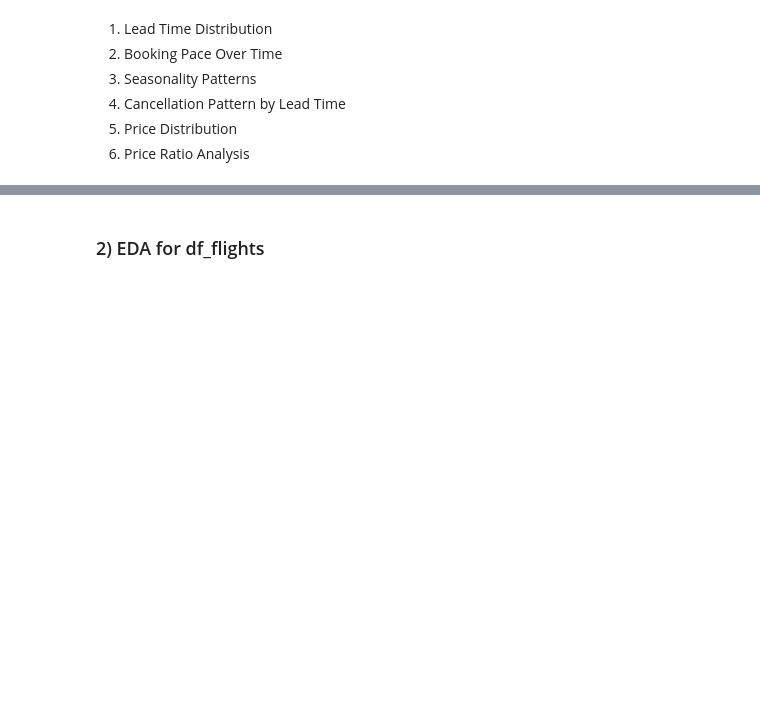
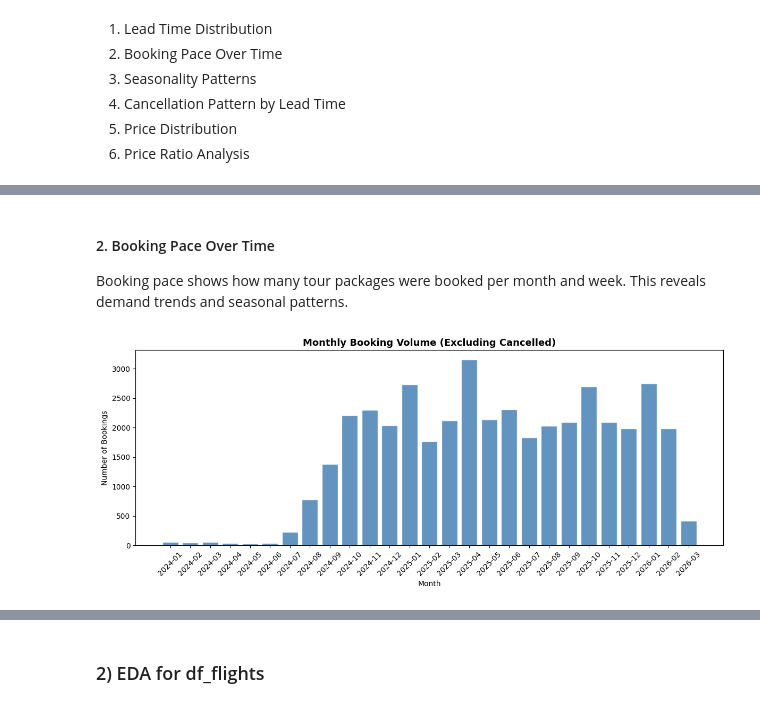
Before and after one commit to VildanaRazumova/thesis-demand-forecasting, a Jupyter notebook: thesis_notebook_final.ipynb, the cells around one changed output, grey strips where cells are left out. Saved outputs shown, nothing was run; the diff lists cells and outputs as text; code cells hidden in the pictures; blank space fills up the shorter version.

```diff
--- a/thesis_notebook_final.ipynb
+++ b/thesis_notebook_final.ipynb
@@ -525,0 +600,30 @@ The dataset includes the following key information:
+# %% [markdown]
+#### 2. Booking Pace Over Time
+
+Booking pace shows how many tour packages were booked per month
+and week. This reveals demand trends and seasonal patterns.
+# %%
+# Figure 3: Monthly Booking Volume (Excluding Cancelled)
+
+# Step 1: Filter out cancelled bookings
+active = df_claims[df_claims['StatusName'] != 'Canceled'].copy()
+
+# Step 2: Extract the month from the booking date
+active['BookingMonth'] = active['ClaimCreatedDT_UTC'].dt.to_period('M')
+
+# Step 3: Count how many bookings happened in each month
+monthly_active = active.groupby('BookingMonth').size().reset_index(name='Bookings')
+
+# Step 4: Draw the bar chart per month
+plt.figure(figsize=(12, 5))
+plt.bar(monthly_active['BookingMonth'].astype(str), monthly_active['Bookings'],
+        color='steelblue', edgecolor='white', alpha=0.85)
+plt.title('Monthly Booking Volume (Excluding Cancelled)',
+          fontsize=13, fontweight='bold')
+plt.xlabel('Month')
+plt.ylabel('Number of Bookings')
+plt.xticks(rotation=45)
+plt.tight_layout()
+plt.show()
+# %% [output]
+[figure, added]
```
Also changed, not shown: parts of 10 cells of this notebook.
